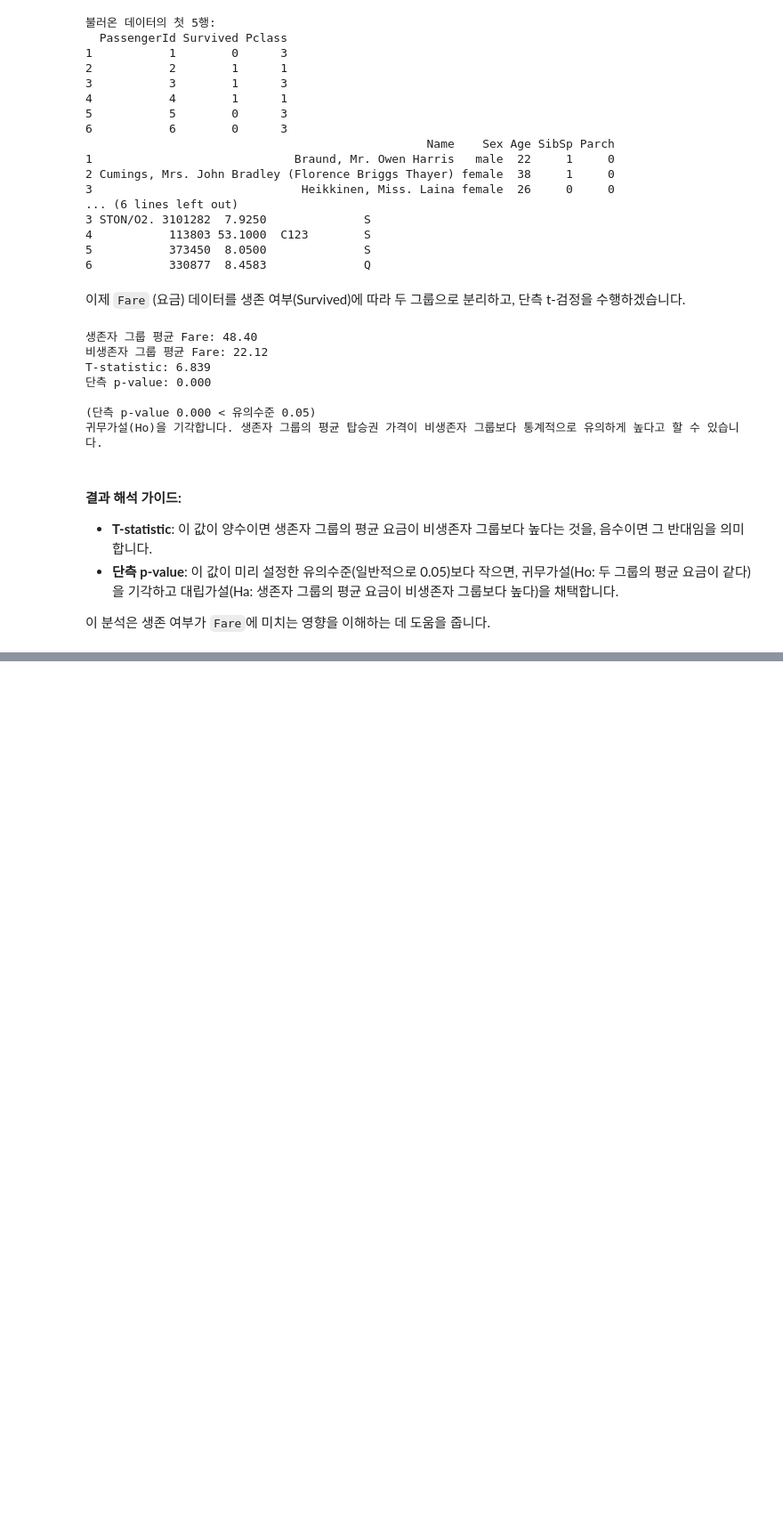
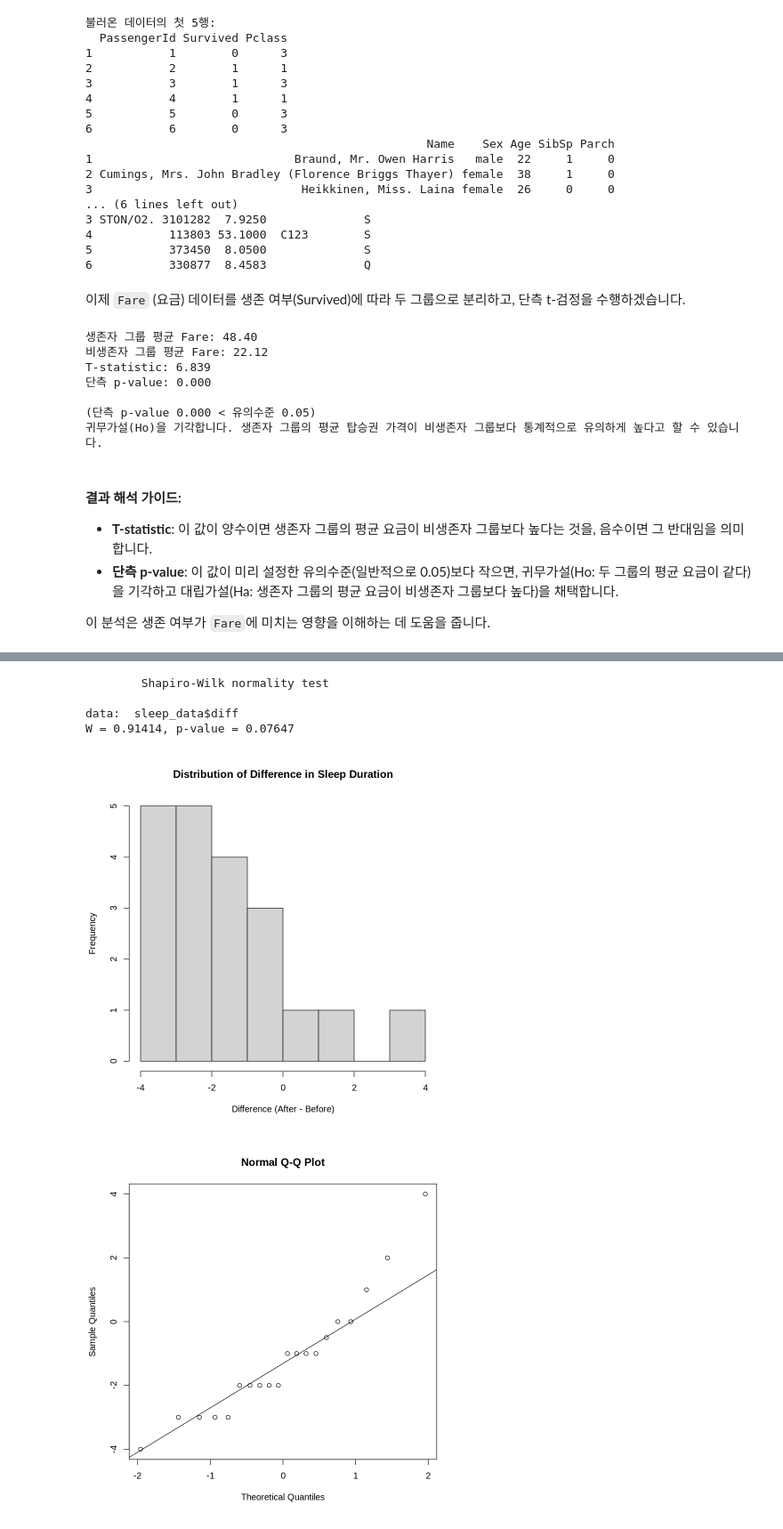
Before and after one commit to Parkss0/251119, a Jupyter notebook: Practice3.박성수.02621059.R.ipynb.ipynb, the cells around one changed output, grey strips where cells are left out. Shown at 89% size. Saved outputs shown, nothing was run; the diff lists cells and outputs as text; code cells hidden in the pictures; blank space fills up the shorter version.

```diff
--- a/Practice3.박성수.02621059.R.ipynb.ipynb
+++ b/Practice3.박성수.02621059.R.ipynb.ipynb
@@ -98,0 +238,3 @@ T-statistic: 6.839
+# %%
+sleep_data <- read.csv('/content/Sleep_drug.txt', sep="\t", header = T)
+sleep_data
@@ -98,0 +261,24 @@ T-statistic: 6.839
+# %%
+# diff 계산 (After - Before)
+sleep_data$diff <- sleep_data$After - sleep_data$Before
+# %%
+# 정규성 검정 (Shapiro-Wilk)
+#    귀무가설: diff는 정규분포를 따른다.
+#    p-value > 0.05 : 정규성 만족
+#    p-value <= 0.05 : 정규성 위반. t-test 조심하고 비모수검정 필요
+
+shapiro.test(sleep_data$diff)
+# %% [output]
+        Shapiro-Wilk normality test
+
+data:  sleep_data$diff
+W = 0.91414, p-value = 0.07647
+# %%
+# diff의 분포 확인(히스토그램)
+hist(sleep_data$diff, main = "Distribution of Difference in Sleep Duration", xlab = "Difference (After - Before)", ylab = "Frequency")
+
+qqnorm(sleep_data$diff)
+qqline(sleep_data$diff)
+# %% [output]
+[figure, added]
+[figure, added]
```
Also changed, not shown: parts of 13 cells of this notebook.
